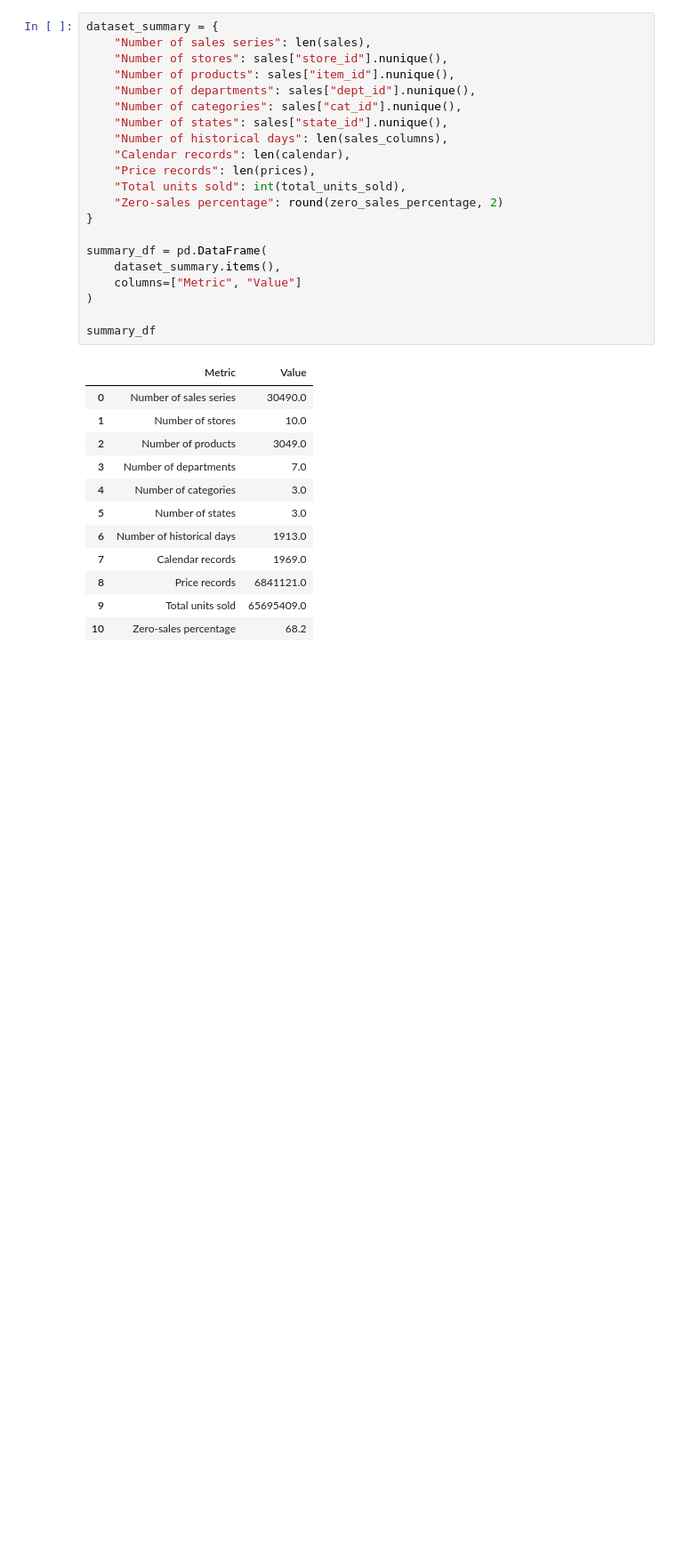
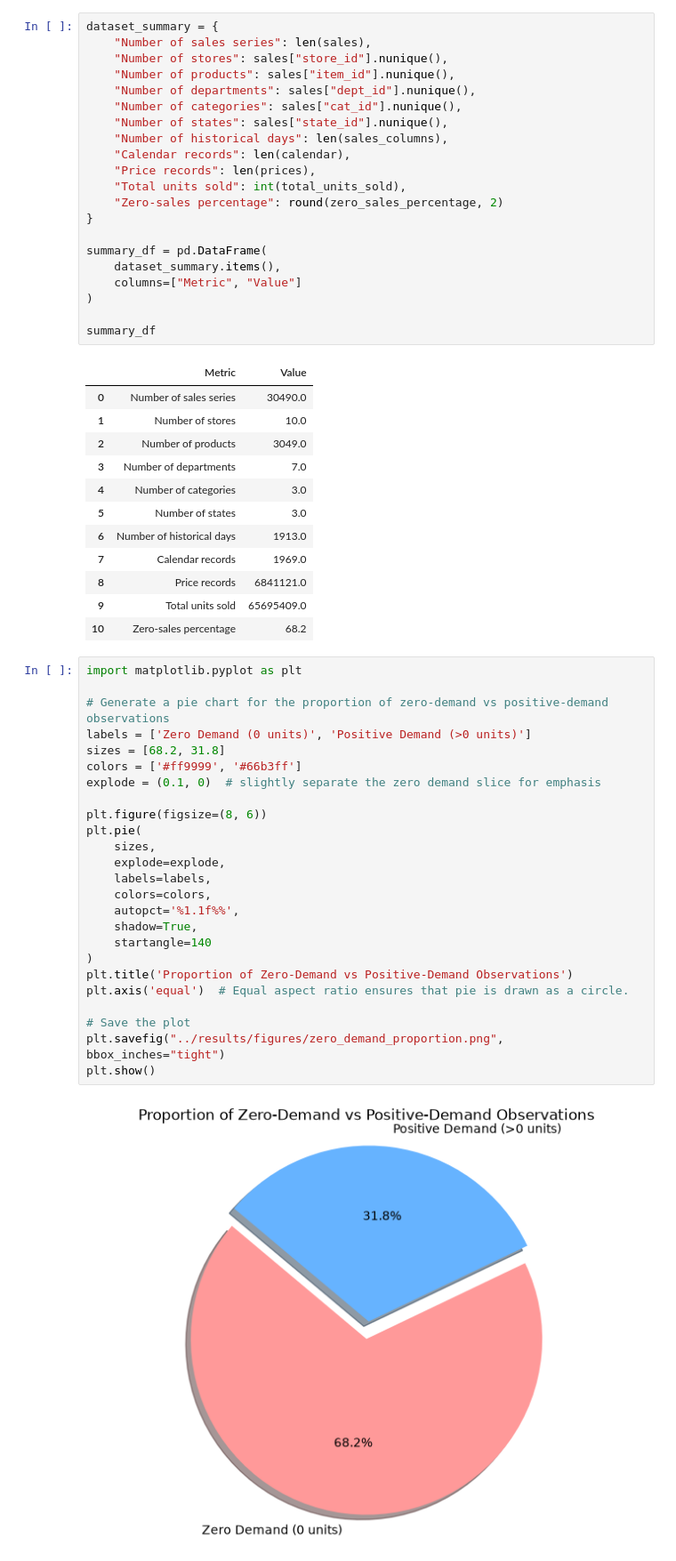
Before and after one commit to Naveeth-Nawzer/dl-assignment, a Jupyter notebook: notebooks/01_raw_data_exploration.ipynb, the cells around one changed output. Shown at 89% size. Drawn from its saved outputs; the diff is of its cells as text; blank space fills up the shorter version.

Commit message:
feat: add exploratory notebooks, visualization scripts and figures

```diff
--- a/notebooks/01_raw_data_exploration.ipynb
+++ b/notebooks/01_raw_data_exploration.ipynb
@@ -1450,3 +1461,30 @@ summary_df
 | 8 | Price records | 6841121.0 |
 | 9 | Total units sold | 65695409.0 |
 | 10 | Zero-sales percentage | 68.2 |
+# %%
+import matplotlib.pyplot as plt
+
+# Generate a pie chart for the proportion of zero-demand vs positive-demand observations
+labels = ['Zero Demand (0 units)', 'Positive Demand (>0 units)']
+sizes = [68.2, 31.8]
+colors = ['#ff9999', '#66b3ff']
+explode = (0.1, 0)  # slightly separate the zero demand slice for emphasis
+
+plt.figure(figsize=(8, 6))
+plt.pie(
+    sizes,
+    explode=explode,
+    labels=labels,
+    colors=colors,
+    autopct='%1.1f%%',
+    shadow=True,
+    startangle=140
+)
+plt.title('Proportion of Zero-Demand vs Positive-Demand Observations')
+plt.axis('equal')  # Equal aspect ratio ensures that pie is drawn as a circle.
+
+# Save the plot
+plt.savefig("../results/figures/zero_demand_proportion.png", bbox_inches="tight")
+plt.show()
+# %% [output]
+[figure, added]
```
Also changed, not shown: parts of 7 cells of this notebook, 6 other files.
